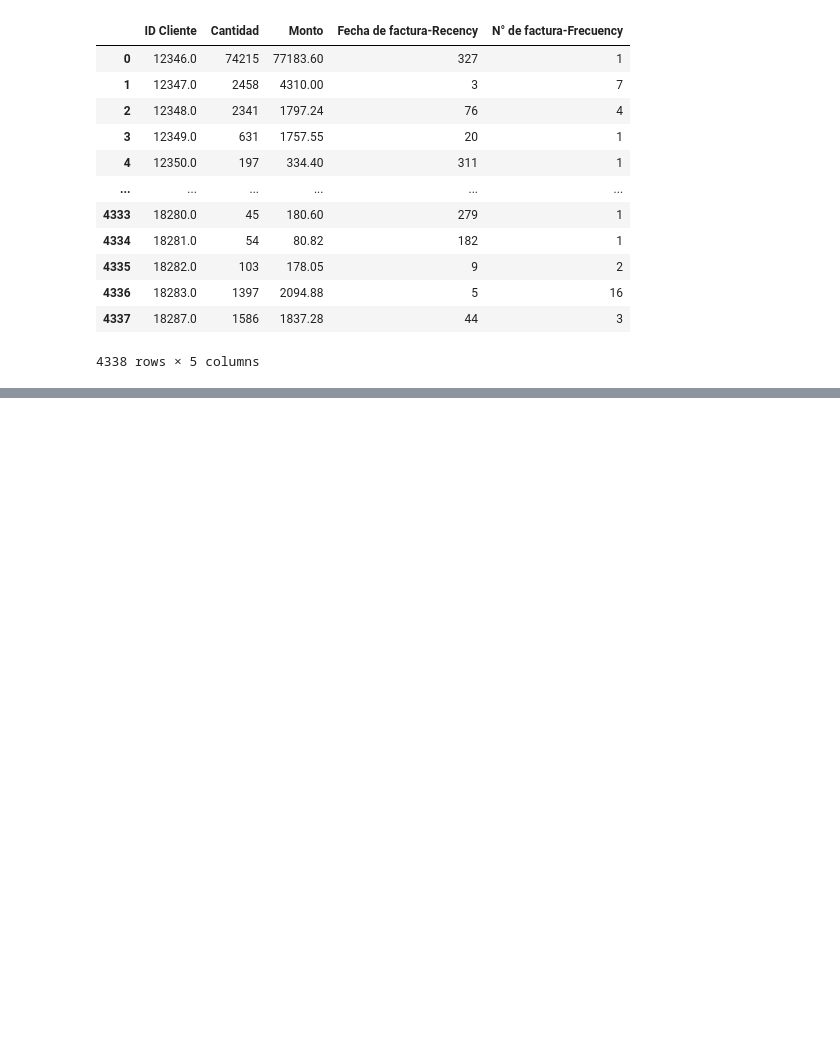
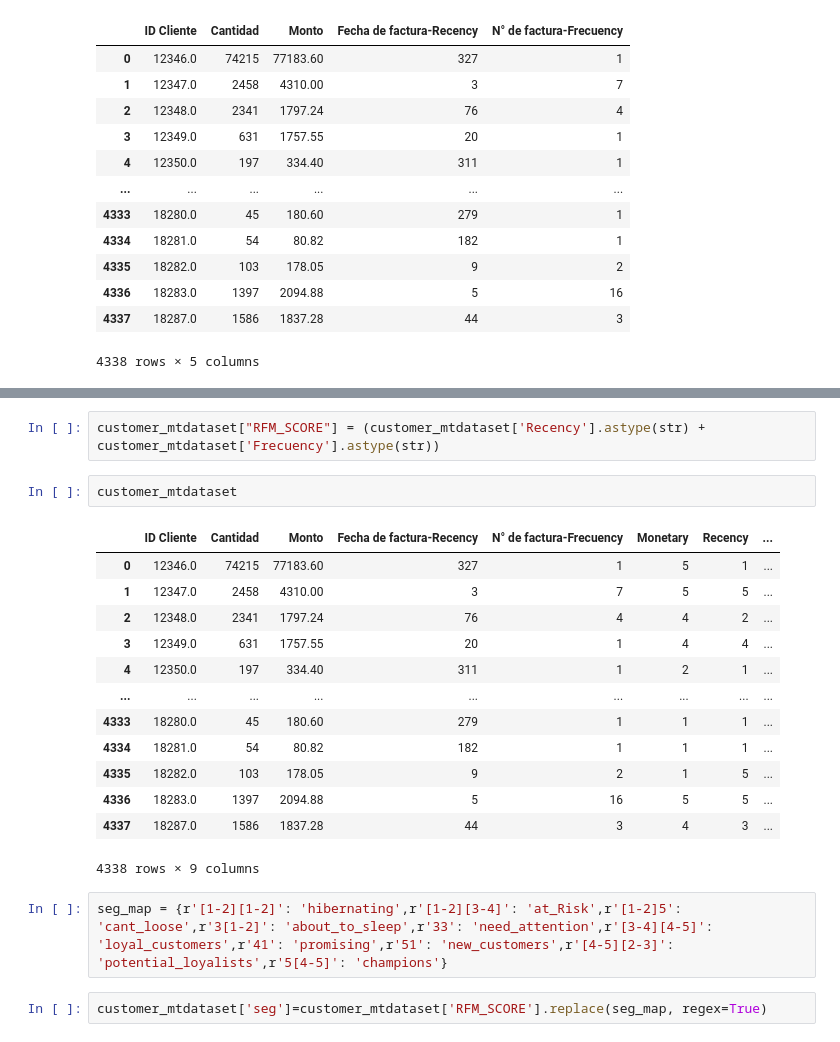
Before and after one commit to AndresEspinal/RFM-Segmentation, a Jupyter notebook: notebooks/bestcustomer.ipynb, the cells around one changed output, grey strips where cells are left out. Cells and saved outputs as stored; diff of their text form; blank space fills up the shorter version.

```diff
--- a/notebooks/bestcustomer.ipynb
+++ b/notebooks/bestcustomer.ipynb
@@ -135,0 +202,22 @@ customer_mtdataset
+# %%
+customer_mtdataset["RFM_SCORE"] = (customer_mtdataset['Recency'].astype(str) + customer_mtdataset['Frecuency'].astype(str))
+# %%
+customer_mtdataset
+# %% [output]
+|  | ID Cliente | Cantidad | Monto | Fecha de factura-Recency | N° de factura-Frecuency | Monetary | Recency | ... |
+| 0 | 12346.0 | 74215 | 77183.60 | 327 | 1 | 5 | 1 | ... |
+| 1 | 12347.0 | 2458 | 4310.00 | 3 | 7 | 5 | 5 | ... |
+| 2 | 12348.0 | 2341 | 1797.24 | 76 | 4 | 4 | 2 | ... |
+| 3 | 12349.0 | 631 | 1757.55 | 20 | 1 | 4 | 4 | ... |
+| 4 | 12350.0 | 197 | 334.40 | 311 | 1 | 2 | 1 | ... |
+| ... | ... | ... | ... | ... | ... | ... | ... | ... |
+| 4333 | 18280.0 | 45 | 180.60 | 279 | 1 | 1 | 1 | ... |
+| 4334 | 18281.0 | 54 | 80.82 | 182 | 1 | 1 | 1 | ... |
+| 4335 | 18282.0 | 103 | 178.05 | 9 | 2 | 1 | 5 | ... |
+| 4336 | 18283.0 | 1397 | 2094.88 | 5 | 16 | 5 | 5 | ... |
+| 4337 | 18287.0 | 1586 | 1837.28 | 44 | 3 | 4 | 3 | ... |
+4338 rows × 9 columns
+# %%
+seg_map = {r'[1-2][1-2]': 'hibernating',r'[1-2][3-4]': 'at_Risk',r'[1-2]5': 'cant_loose',r'3[1-2]': 'about_to_sleep',r'33': 'need_attention',r'[3-4][4-5]': 'loyal_customers',r'41': 'promising',r'51': 'new_customers',r'[4-5][2-3]': 'potential_loyalists',r'5[4-5]': 'champions'}
+# %%
+customer_mtdataset['seg']=customer_mtdataset['RFM_SCORE'].replace(seg_map, regex=True)
```
Also changed, not shown: parts of 6 cells of this notebook.
